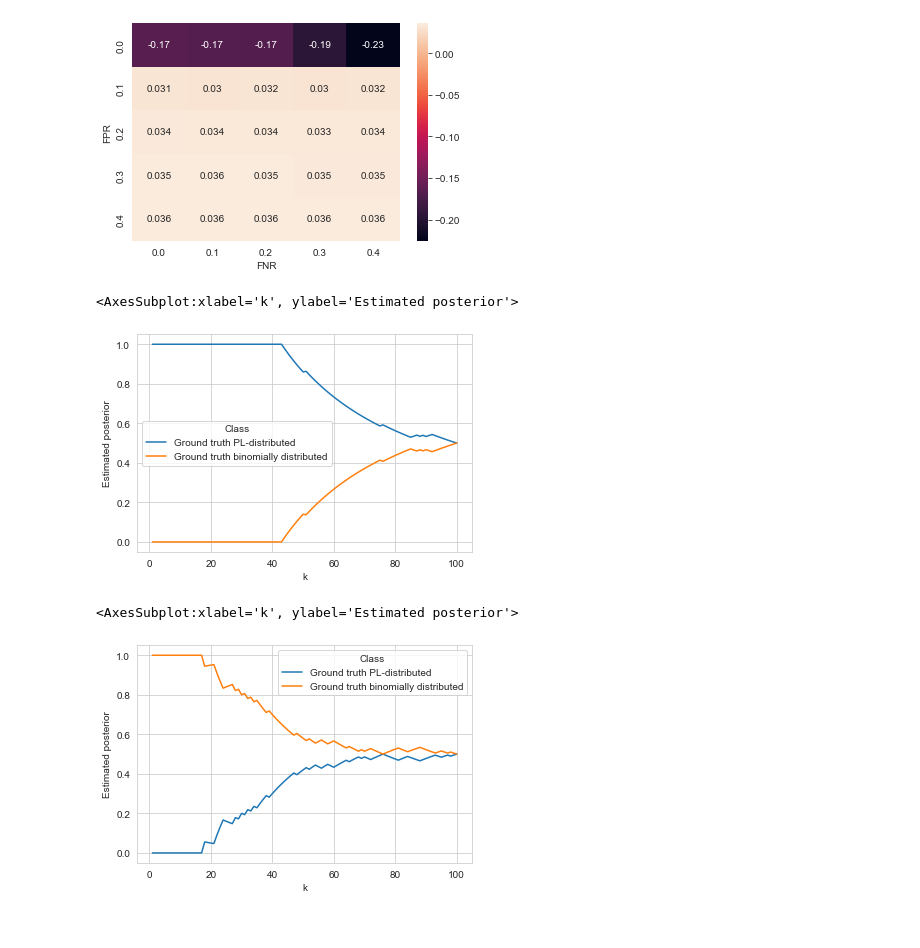
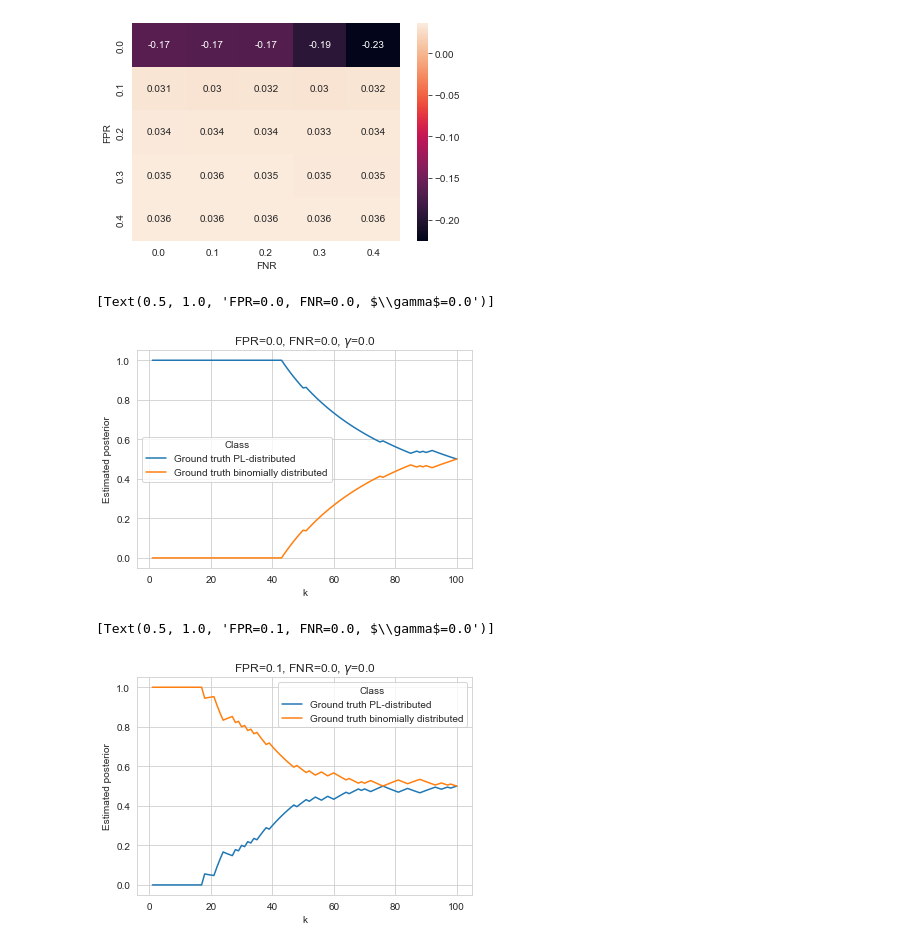
Before and after one commit to bionetslab/ppi-network-simulation, a Jupyter notebook: plot_results.ipynb, the cells around one changed output. Drawn from its saved outputs; the diff is of its cells as text; code cells hidden in the pictures.

```diff
--- a/plot_results.ipynb
+++ b/plot_results.ipynb
@@ -55,14 +50,14 @@ sns.heatmap(deltas_AP_MS.pivot('FPR', 'FNR', 'delta_sod'),annot=True)
 # %%
 posteriors, _ = load_results('AP-MS', 0.0, 0.0, 0.0)
 posteriors.rename(columns={'Erdos-Renyi': 'Ground truth binomially distributed', 'Barabasi-Albert': 'Ground truth PL-distributed'}, inplace=True)
-ppinetsim.plot_posteriors(posteriors)
+ppinetsim.plot_posteriors(posteriors, acceptance_threshold=0.0, false_positive_rate=0.0, false_negative_rate=0.0)
 # %% [output]
-<AxesSubplot:xlabel='k', ylabel='Estimated posterior'>
+[Text(0.5, 1.0, 'FPR=0.0, FNR=0.0, $\\gamma$=0.0')]
-[figure, old version]
+[figure, new version]
 # %%
 posteriors, _ = load_results('AP-MS', 0.0, 0.1, 0.0)
 posteriors.rename(columns={'Erdos-Renyi': 'Ground truth binomially distributed', 'Barabasi-Albert': 'Ground truth PL-distributed'}, inplace=True)
-ppinetsim.plot_posteriors(posteriors)
+ppinetsim.plot_posteriors(posteriors, acceptance_threshold=0.0, false_positive_rate=0.1, false_negative_rate=0.0)
 # %% [output]
-<AxesSubplot:xlabel='k', ylabel='Estimated posterior'>
+[Text(0.5, 1.0, 'FPR=0.1, FNR=0.0, $\\gamma$=0.0')]
-[figure, old version]
+[figure, new version]
```
Also changed, not shown: parts of 1 cell of this notebook, 1 other file.
